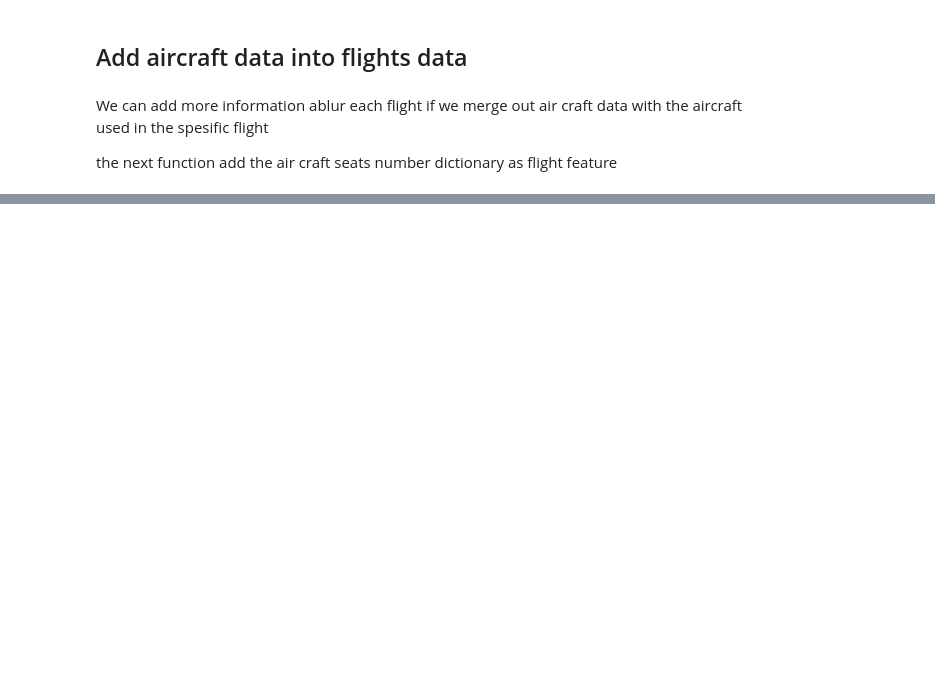
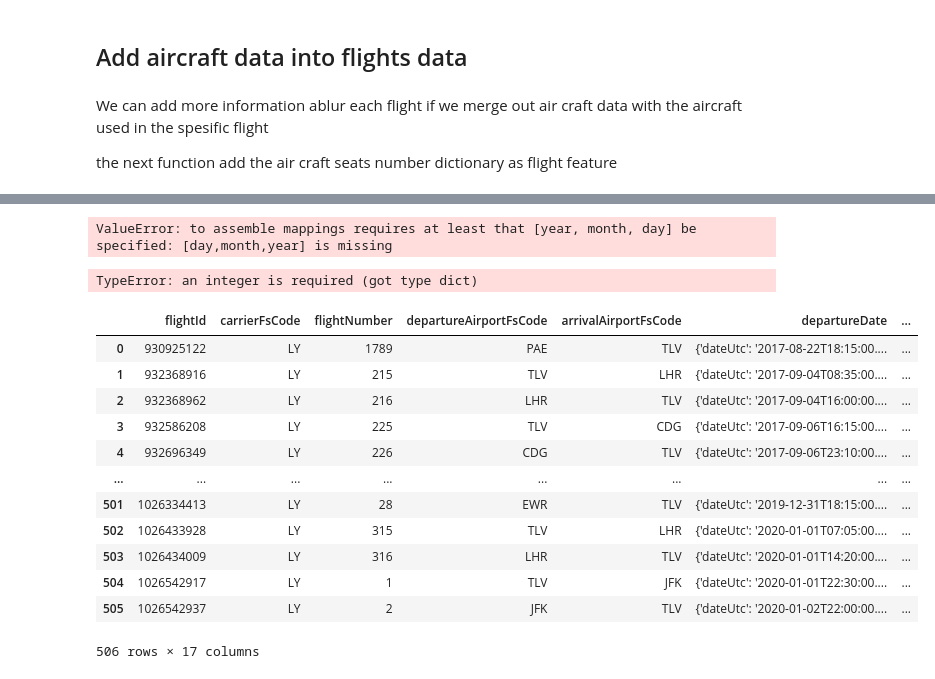
Before and after one commit to CatsPoo/ELAL_Delay_project, a Jupyter notebook: .dist/api_test_2.ipynb, the cells around one changed output, grey strips where cells are left out. Cells and saved outputs as stored; diff of their text form; code cells hidden in the pictures; blank space fills up the shorter version.

```diff
--- a/.dist/api_test_2.ipynb
+++ b/.dist/api_test_2.ipynb
@@ -511,0 +584,49 @@ flights_df
+# %%
+def proccess_delay_column(df):
+    df['departureRunwayDelayMinutes'] = df['delays'].apply(lambda dict: get_arrivalGateDelayMinutes(dict,'departureRunwayDelayMinutes'))
+    df['departureGateDelayMinutes'] = df['delays'].apply(lambda dict: get_arrivalGateDelayMinutes(dict,'departureGateDelayMinutes'))
+    # df['arrivalGateDelayMinutes'] = df['delays'].apply(lambda dict: get_arrivalGateDelayMinutes(dict,'arrivalGateDelayMinutes'))
+    # df['arrivalRunwayDelayMinutes'] = df['delays'].apply(lambda dict: get_arrivalGateDelayMinutes(dict,'arrivalRunwayDelayMinutes'))
+    df['delay_time'] = df['departureRunwayDelayMinutes'] + df['departureGateDelayMinutes']
+    df['delay_time']=df['delay_time'].fillna(0)
+
+    df = df.drop('departureRunwayDelayMinutes',axis = 1)
+    df = df.drop('departureGateDelayMinutes',axis = 1)
+    df= df.drop('delays',axis = 1)
+    return df
+# %%
+def prossess_date(df):
+    dates = pd.to_datetime(df)
+# %%
+def get_dataframe_after_prossess(df):
+    df = proccess_delay_column(df)
+    df = df.drop('status',axis = 1)
+    df = df.drop('operatingCarrierFsCode',axis = 1)
+    df = df.drop('primaryCarrierFsCode',axis = 1)
+    df = prossess_date(df)
+
+    return df
+# %%
+pd.to_datetime(flights_df)
+# %% [output]
+ValueError: to assemble mappings requires at least that [year, month, day] be specified: [day,month,year] is missing
+# %%
+df = get_dataframe_after_prossess(flights_df)
+# %% [output]
+TypeError: an integer is required (got type dict)
+# %%
+df
+# %% [output]
+|  | flightId | carrierFsCode | flightNumber | departureAirportFsCode | arrivalAirportFsCode | departureDate | ... |
+| 0 | 930925122 | LY | 1789 | PAE | TLV | {'dateUtc': '2017-08-22T18:15:00.... | ... |
+| 1 | 932368916 | LY | 215 | TLV | LHR | {'dateUtc': '2017-09-04T08:35:00.... | ... |
+| 2 | 932368962 | LY | 216 | LHR | TLV | {'dateUtc': '2017-09-04T16:00:00.... | ... |
+| 3 | 932586208 | LY | 225 | TLV | CDG | {'dateUtc': '2017-09-06T16:15:00.... | ... |
+| 4 | 932696349 | LY | 226 | CDG | TLV | {'dateUtc': '2017-09-06T23:10:00.... | ... |
+| ... | ... | ... | ... | ... | ... | ... | ... |
+| 501 | 1026334413 | LY | 28 | EWR | TLV | {'dateUtc': '2019-12-31T18:15:00.... | ... |
+| 502 | 1026433928 | LY | 315 | TLV | LHR | {'dateUtc': '2020-01-01T07:05:00.... | ... |
+| 503 | 1026434009 | LY | 316 | LHR | TLV | {'dateUtc': '2020-01-01T14:20:00.... | ... |
+| 504 | 1026542917 | LY | 1 | TLV | JFK | {'dateUtc': '2020-01-01T22:30:00.... | ... |
+| 505 | 1026542937 | LY | 2 | JFK | TLV | {'dateUtc': '2020-01-02T22:00:00.... | ... |
+506 rows × 17 columns
```
Also changed, not shown: parts of 15 cells of this notebook, 5 other files.
